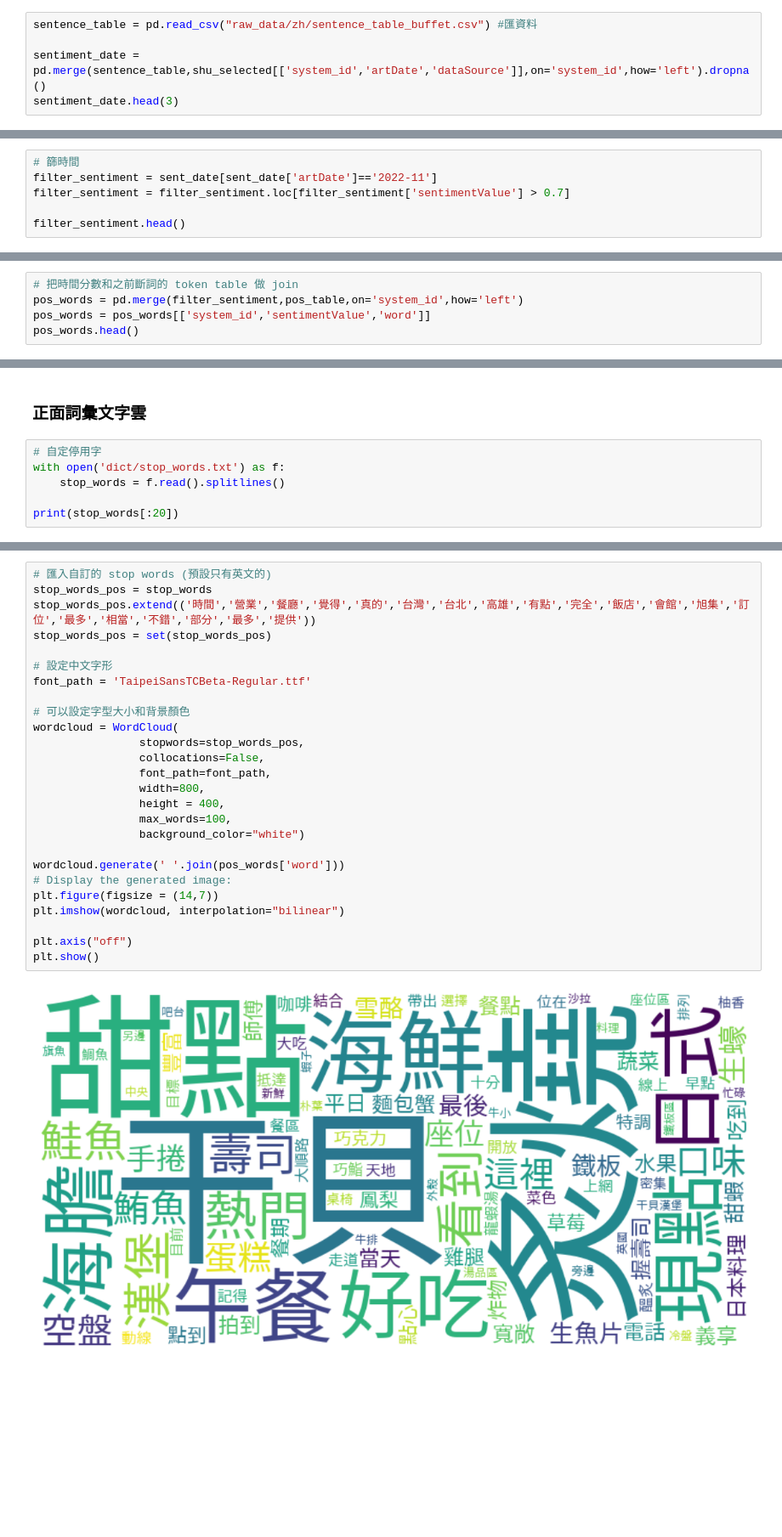
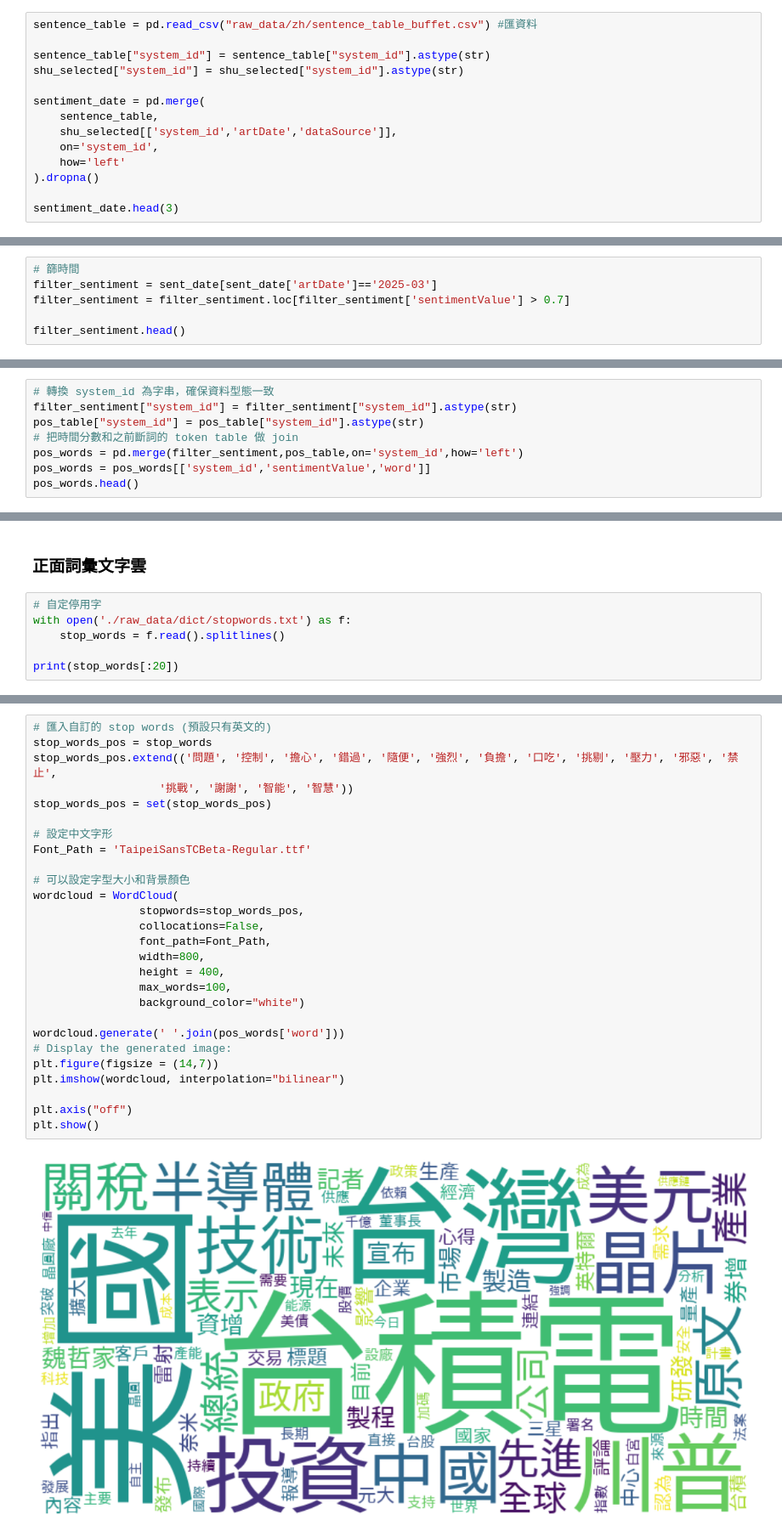
Before and after one commit to SmallRG/2025SMA, a Jupyter notebook: program1_2.ipynb, the cells around one changed output, grey strips where cells are left out. Shown at 85% size. Drawn from its saved outputs; the diff is of its cells as text; blank space fills up the shorter version.

```diff
--- a/program1_2.ipynb
+++ b/program1_2.ipynb
@@ -609,6 +602,15 @@ s.sentiments # 範圍在 0~ 1之間 (負面~正面)
 # %%
 sentence_table = pd.read_csv("raw_data/zh/sentence_table_buffet.csv") #匯資料
 
-sentiment_date = pd.merge(sentence_table,shu_selected[['system_id','artDate','dataSource']],on='system_id',how='left').dropna()
+sentence_table["system_id"] = sentence_table["system_id"].astype(str)
+shu_selected["system_id"] = shu_selected["system_id"].astype(str)
+
+sentiment_date = pd.merge(
+    sentence_table,
+    shu_selected[['system_id','artDate','dataSource']],
+    on='system_id',
+    how='left'
+).dropna()
+
 sentiment_date.head(3)
 # %% [output]
@@ -698,6 +696,6 @@ plt.show()
 # %%
 # 篩時間
-filter_sentiment = sent_date[sent_date['artDate']=='2022-11']
+filter_sentiment = sent_date[sent_date['artDate']=='2025-03']
 filter_sentiment = filter_sentiment.loc[filter_sentiment['sentimentValue'] > 0.7]
 
 filter_sentiment.head()
@@ -711,4 +709,7 @@ filter_sentiment.head()
 # %%
+# 轉換 system_id 為字串，確保資料型態一致
+filter_sentiment["system_id"] = filter_sentiment["system_id"].astype(str)
+pos_table["system_id"] = pos_table["system_id"].astype(str)
 # 把時間分數和之前斷詞的 token table 做 join
 pos_words = pd.merge(filter_sentiment,pos_table,on='system_id',how='left')
 pos_words = pos_words[['system_id','sentimentValue','word']]
@@ -727,7 +728,7 @@ pos_words = pos_words[pos_words.apply(lambda x: len(x['word'])>1, axis=1)]
 ### 正面詞彙文字雲
 # %%
 # 自定停用字
-with open('dict/stop_words.txt') as f:
+with open('./raw_data/dict/stopwords.txt') as f:
     stop_words = f.read().splitlines()
 
 print(stop_words[:20])
@@ -736,28 +737,29 @@ print(stop_words[:20])
 # %%
 # 匯入自訂的 stop words (預設只有英文的)
 stop_words_pos = stop_words
-stop_words_pos.extend(('時間','營業','餐廳','覺得','真的','台灣','台北','高雄','有點','完全','飯店','會館','旭集','訂位','最多','相當','不錯','部分','最多','提供'))
+stop_words_pos.extend(('問題', '控制', '擔心', '錯過', '隨便', '強烈', '負擔', '口吃', '挑剔', '壓力', '邪惡', '禁止',
+                   '挑戰', '謝謝', '智能', '智慧'))
 stop_words_pos = set(stop_words_pos)
 
 # 設定中文字形
-font_path = 'TaipeiSansTCBeta-Regular.ttf'
+Font_Path = 'TaipeiSansTCBeta-Regular.ttf'
 
 # 可以設定字型大小和背景顏色
 wordcloud = WordCloud(
                 stopwords=stop_words_pos,
                 collocations=False,
-                font_path=font_path,
+                font_path=Font_Path,
                 width=800,
                 height = 400,
                 max_words=100,
                 background_color="white")
 
 wordcloud.generate(' '.join(pos_words['word']))
 # Display the generated image:
 plt.figure(figsize = (14,7))
 plt.imshow(wordcloud, interpolation="bilinear")
 
 plt.axis("off")
 plt.show()
 # %% [output]
-[figure, old version]
+[figure, new version]
```
Also changed, not shown: parts of 37 cells of this notebook.
